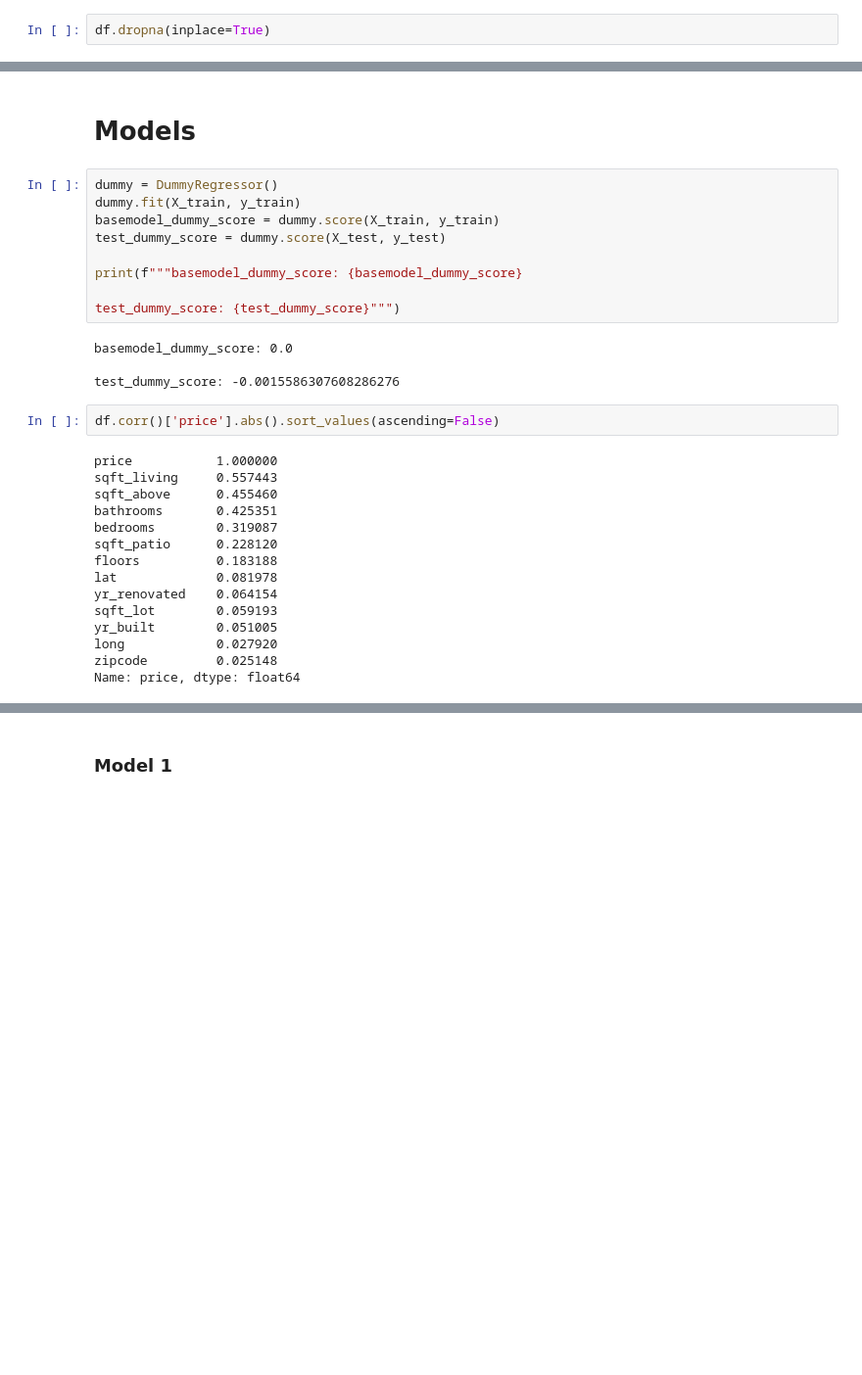
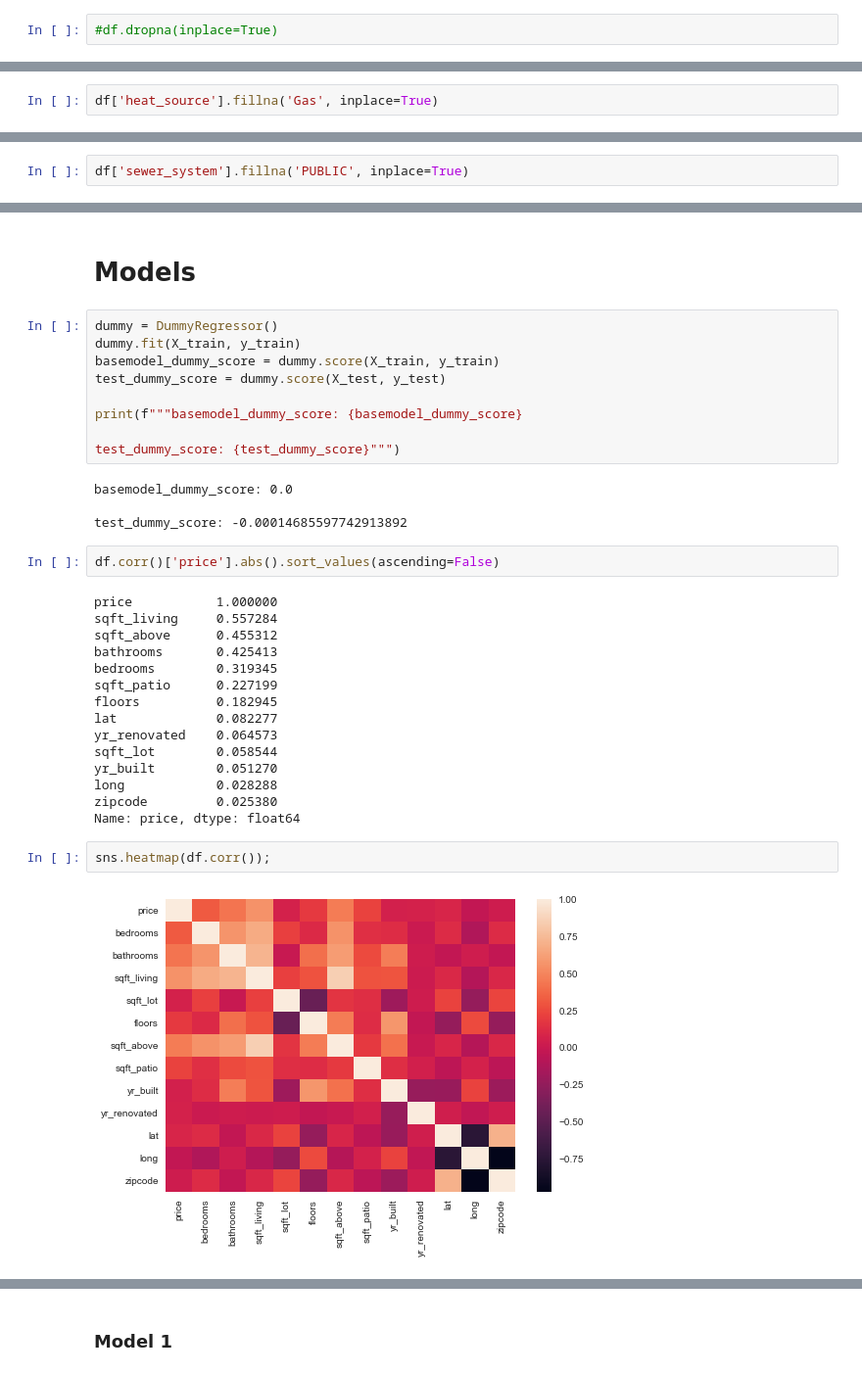
Before and after one commit to alvaromendizabal/dsc-phase-2-project-v2-3, a Jupyter notebook: alvaro_2.ipynb, the cells around one changed output, grey strips where cells are left out. Shown: that part at 98% size. Saved outputs shown, nothing was run; the diff lists cells and outputs as text; blank space fills up the shorter version.

```diff
--- a/alvaro_2.ipynb
+++ b/alvaro_2.ipynb
@@ -117,4 +117,4 @@ long              0
 zipcode           0
 dtype: int64
 # %%
-df.dropna(inplace=True)
+#df.dropna(inplace=True)
@@ -120,0 +134,2 @@ df.dropna(inplace=True)
+# %%
+df['heat_source'].fillna('Gas', inplace=True)
@@ -121,3 +166,5 @@ df.dropna(inplace=True)
+# %%
+df['sewer_system'].fillna('PUBLIC', inplace=True)
 # %%
 df.isna().sum()
 # %% [output]
@@ -453,24 +500,28 @@ test_dummy_score: {test_dummy_score}""")
 # %% [output]
 basemodel_dummy_score: 0.0
 
-test_dummy_score: -0.0015586307608286276
+test_dummy_score: -0.00014685597742913892
 # %%
 df.corr()['price'].abs().sort_values(ascending=False)
 # %% [output]
 price           1.000000
-sqft_living     0.557443
-sqft_above      0.455460
-bathrooms       0.425351
-bedrooms        0.319087
-sqft_patio      0.228120
-floors          0.183188
-lat             0.081978
-yr_renovated    0.064154
-sqft_lot        0.059193
-yr_built        0.051005
-long            0.027920
-zipcode         0.025148
+sqft_living     0.557284
+sqft_above      0.455312
+bathrooms       0.425413
+bedrooms        0.319345
+sqft_patio      0.227199
+floors          0.182945
+lat             0.082277
+yr_renovated    0.064573
+sqft_lot        0.058544
+yr_built        0.051270
+long            0.028288
+zipcode         0.025380
 Name: price, dtype: float64
+# %%
+sns.heatmap(df.corr());
+# %% [output]
+[figure, added]
 # %%
 with sns.axes_style("darkgrid"):
     fig, ax = plt.subplots(figsize=(14, 9))
```
Also changed, not shown: parts of 50 cells of this notebook, 1 other file.
